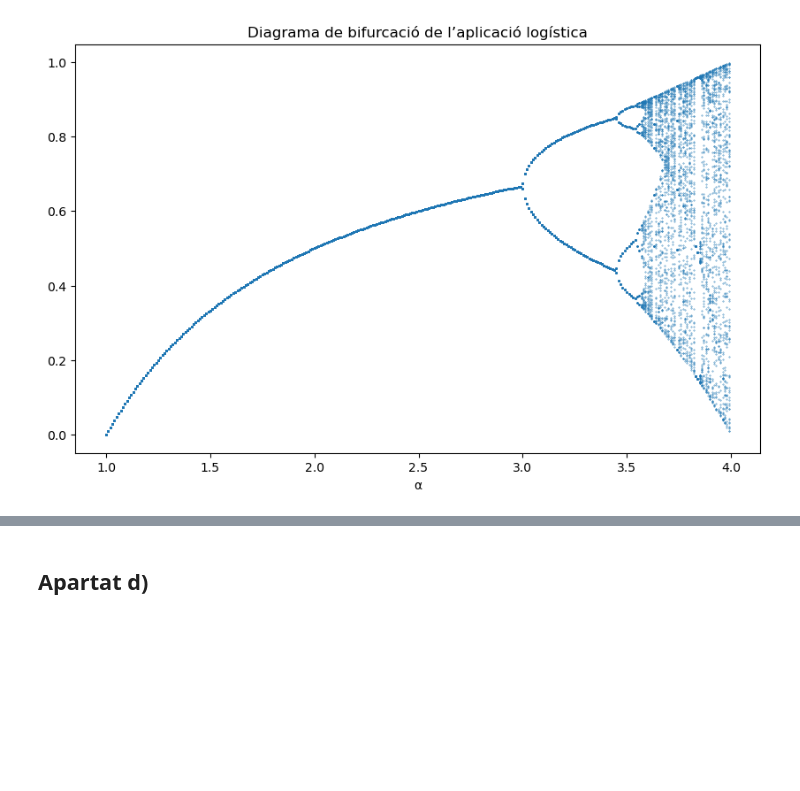
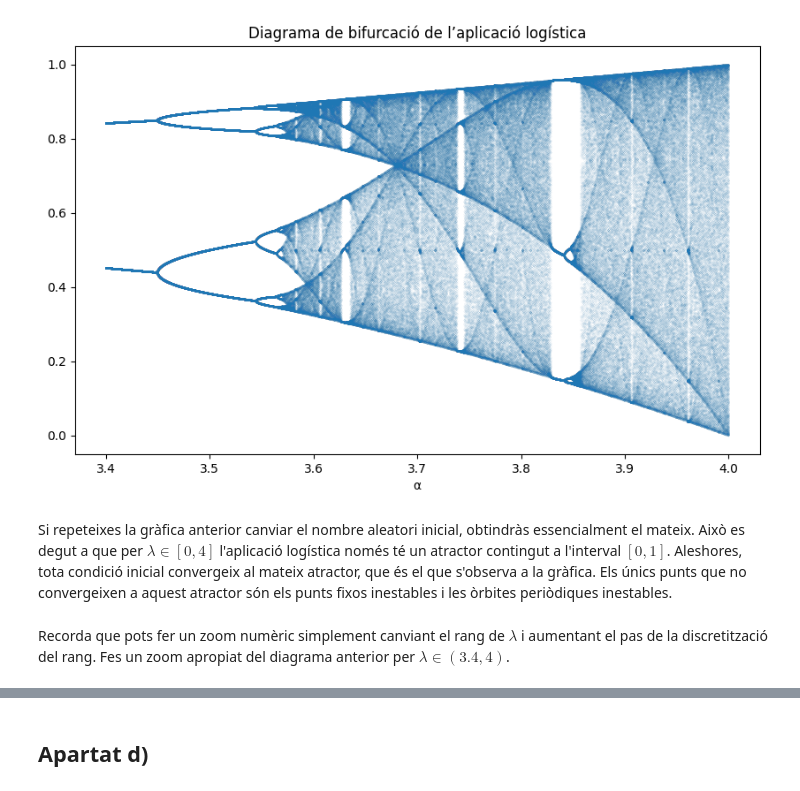
Before and after one commit to DavidRojasUAB/ModeSim, a Jupyter notebook: practiques/practica1.ipynb, the cells around one changed output, grey strips where cells are left out. Saved outputs shown, nothing was run; the diff lists cells and outputs as text; code cells hidden in the pictures; blank space fills up the shorter version.

Commit message:
Canvis en la redacció.

```diff
--- a/practiques/practica1.ipynb
+++ b/practiques/practica1.ipynb
@@ -15,27 +21,31 @@ En tota la pràctica, considerem el sistema dinàmic discret donat per $x_{n+1}=
 # %%
 def F(alpha, x):
     return alpha*x*(1-x)
 
 x0 = np.random.rand()
-alphas = np.arange(1, 4.00, 0.01)
+alphas = np.arange(3.4, 4.00, 0.0001)
 n_final = 1100
 n_transitori = 1000
 
 alpha_vals = []
 x_vals = []
 
 for alpha in alphas:
     x = x0
     for k in range(n_final):
         x = F(alpha, x)
         if k > n_transitori:
             alpha_vals.append(alpha)
             x_vals.append(x)
 
 plt.figure(figsize=(10, 6))
-plt.scatter(alpha_vals, x_vals, s=0.1)
+plt.scatter(alpha_vals, x_vals, s=0.001)
 plt.xlabel('α')
 plt.title('Diagrama de bifurcació de l’aplicació logística')
 plt.show()
 # %% [output]
-[figure, old version]
+[figure, new version]
+# %% [markdown]
+Si repeteixes la gràfica anterior canviar el nombre aleatori inicial, obtindràs essencialment el mateix. Això es degut a que per $\lambda\in[0,4]$ l'aplicació logística només té un atractor contingut a l'interval $[0,1]$. Aleshores, tota condició inicial convergeix al mateix atractor, que és el que s'observa a la gràfica. Els únics punts que no convergeixen a aquest atractor són els punts fixos inestables i les òrbites periòdiques inestables.
+# %% [markdown]
+Recorda que pots fer un zoom numèric simplement canviant el rang de $\lambda$ i aumentant el pas de la discretització del rang. Fes un zoom apropiat del diagrama anterior per $\lambda\in(3.4,4)$.
```
Also changed, not shown: parts of 4 cells of this notebook.
